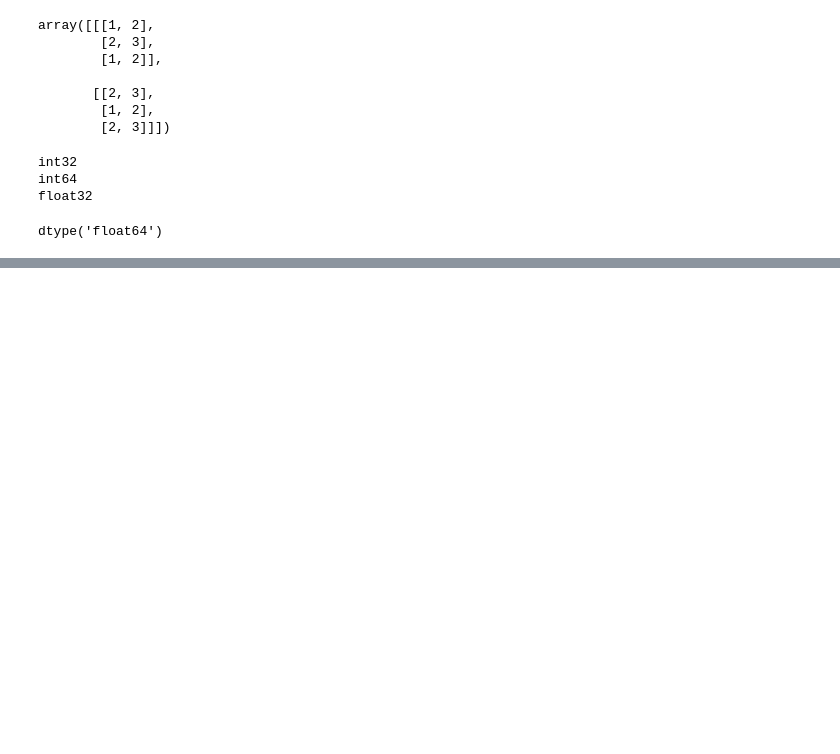
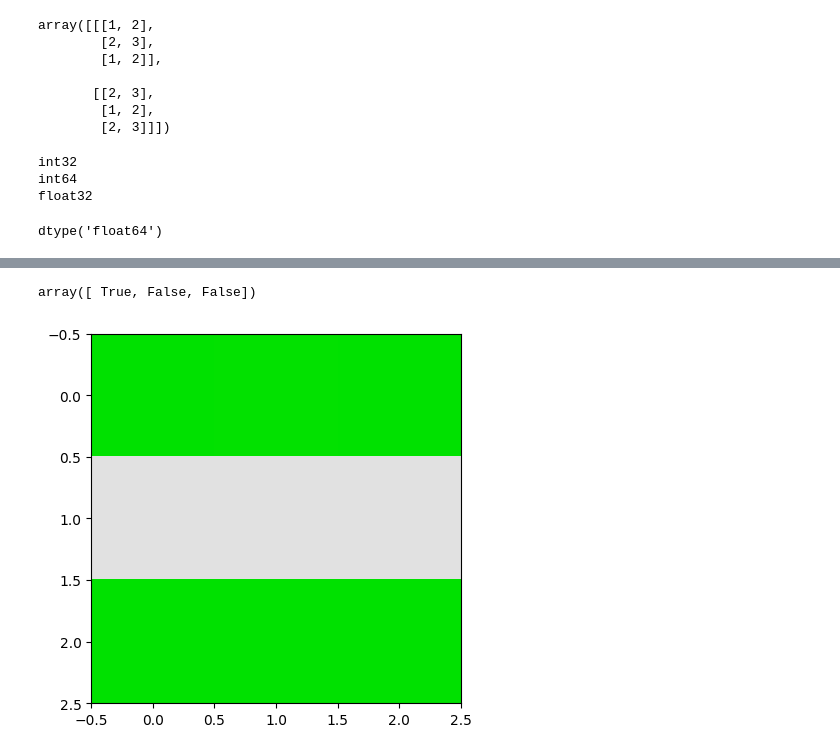
Before and after one commit to nevesle/Learning-Python, a Jupyter notebook: Numpy?.ipynb, the cells around one changed output, grey strips where cells are left out. Drawn from its saved outputs; the diff is of its cells as text; code cells hidden in the pictures; blank space fills up the shorter version.

```diff
--- a/Numpy?.ipynb
+++ b/Numpy?.ipynb
@@ -94,0 +178,6 @@ dtype('float64')
+# %%
+#vectorized len
+vectorized_len = np.vectorize(len)
+vectorized_len(array_13) > 2
+# %% [output]
+array([ True, False, False])
@@ -94,0 +188,2 @@ dtype('float64')
+# %%
+rgb_colors = np.array([[[0,225, 0],[2, 225, 0], [0, 225, 0]], [[225,225,225], [225,225,225],[225, 225, 225]],[[0, 225, 0], [0, 225, 0], [0,225,0]]])
@@ -94,0 +197,5 @@ dtype('float64')
+# %%
+plt.imshow(rgb_colors)
+plt.show()
+# %% [output]
+[figure, added]
```
Also changed, not shown: parts of 20 cells of this notebook.
